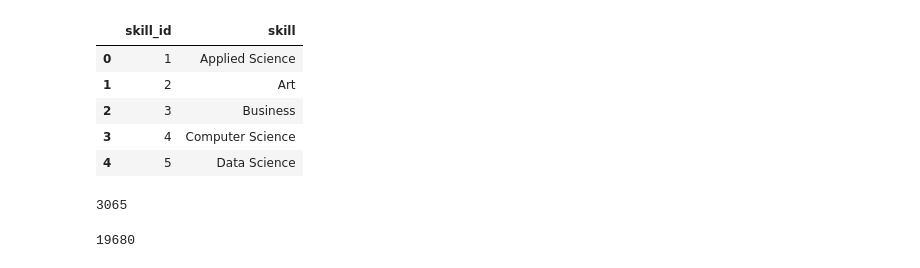
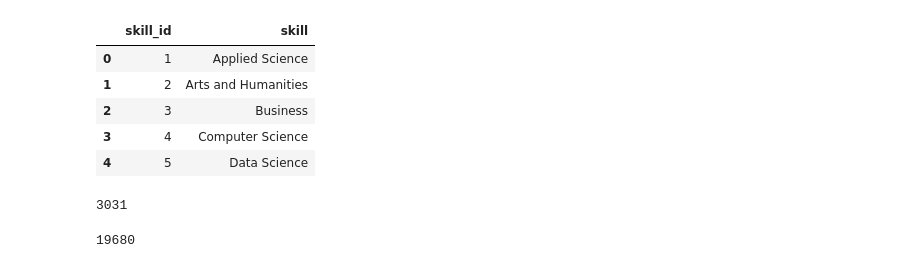
Before and after one commit to binxuankong/skills-ontology-project, a Jupyter notebook: Skill Extraction.ipynb, the cells around one changed output. Cells and saved outputs as stored; diff of their text form; code cells hidden in the pictures.

```diff
--- a/Skill Extraction.ipynb
+++ b/Skill Extraction.ipynb
@@ -11,12 +11,12 @@ from nltk import ngrams
 from langdetect import detect, DetectorFactory
 from difflib import get_close_matches as gcm
 # %%
-skills = pd.read_csv('skills_db/skill.csv')
+skills = pd.read_csv('skills_db2/skill.csv')
 skills.head()
 # %% [output]
 |  | skill_id | skill |
 | 0 | 1 | Applied Science |
-| 1 | 2 | Art |
+| 1 | 2 | Arts and Humanities |
 | 2 | 3 | Business |
 | 3 | 4 | Computer Science |
 | 4 | 5 | Data Science |
@@ -24,7 +24,7 @@ skills.head()
 sk_list = skills['skill'].tolist()
 len(sk_list)
 # %% [output]
-3065
+3031
 # %%
 with open('resource/job_infos_scrape.json') as f:
     jobs = json.load(f)
```
Also changed, not shown: parts of 6 cells of this notebook, 11 other files.
